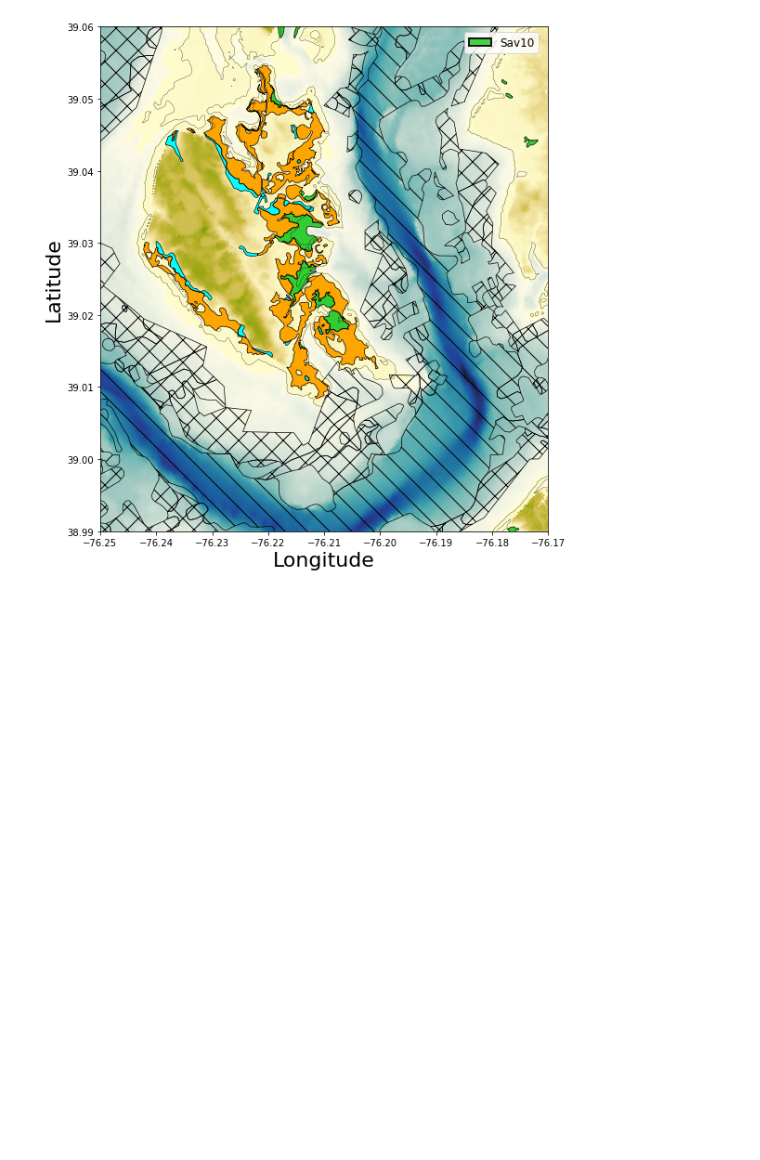
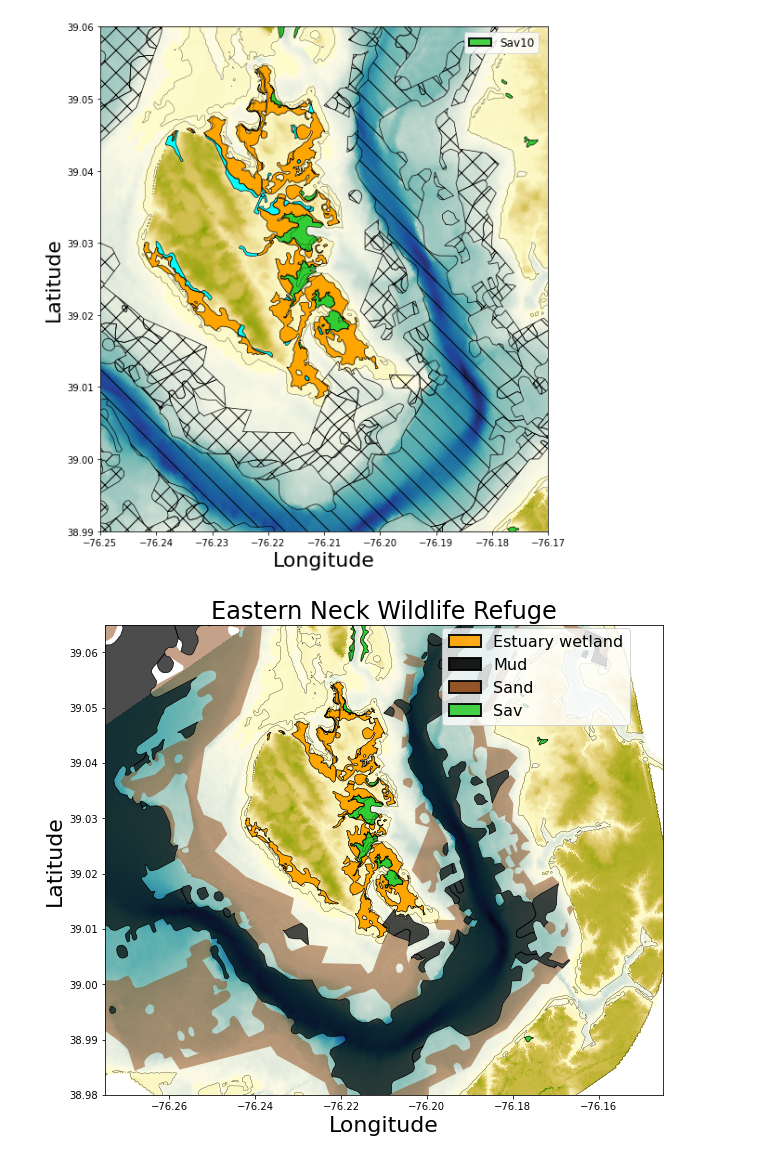
Before and after one commit to salme146/woodshole_estuaries_notebooks, a Jupyter notebook: codes/python/plot_marsh_SAV_sed.ipynb, the cells around one changed output. Cells and saved outputs as stored; diff of their text form; code cells hidden in the pictures; blank space fills up the shorter version.

Commit message:
update plotting files

```diff
--- a/codes/python/plot_marsh_SAV_sed.ipynb
+++ b/codes/python/plot_marsh_SAV_sed.ipynb
@@ -570,37 +570,46 @@ fig, ax = plt.subplots(figsize = (10,10))
 
 ## Plot Grid
 
-lightcmap = cmocean.tools.crop(cmocean.cm.delta,-20, 12, 0, N=None, dmax=None)
+lightcmap = cmocean.tools.crop(cmocean.cm.delta,-10, 5.95, 0, N=None, dmax=None)
 
 pg = plt.pcolormesh(lons,lats,-1*h*nr,cmap=lightcmap,shading='nearest')
 plt.gca().set_aspect('equal', adjustable='box')
-plt.contour(lons,lats,-1*h*nr,0,colors='black',linewidths=0.3)
+plt.contour(lons,lats,-1*h,0,colors='k',linewidths=0.3)
 
 ## Plot Marshes
 
 estuary.plot(ax=ax,color='orange',legend=True)
 estuary.boundary.plot(ax=ax, color='Black', linewidth=0.7)
 
-fresh.plot(ax=ax,color='cyan',legend=True)
-fresh.boundary.plot(ax=ax, color='Black', linewidth=0.7)
+#fresh.plot(ax=ax,color='cyan',legend=True)
+#fresh.boundary.plot(ax=ax, color='Black', linewidth=0.7)
 
 ## Plot Sediment
 
-mud.plot(ax=ax,facecolor='saddlebrown',legend=True,hatch='\\', alpha=0.7)
+#mud.plot(ax=ax,facecolor='saddlebrown',legend=True, alpha=0.7)
 #mud.boundary.plot(ax=ax, color='Black', linewidth=0.7)
 
-mud2.plot(ax=ax,facecolor='saddlebrown',legend=True,hatch='\\', alpha=0.7)
+#mud2.plot(ax=ax,facecolor='saddlebrown',legend=True, alpha=0.7)
+#mud2.boundary.plot(ax=ax, color='Black', linewidth=0.7)
 
-sand.plot(ax=ax,facecolor='goldenrod',legend=True,hatch='x', alpha=0.3)
+#sand.plot(ax=ax,facecolor='goldenrod',legend=True, alpha=0.3)
 #sand.boundary.plot(ax=ax, color='Black', linewidth=0.7)
 
-sand2.plot(ax=ax,facecolor='goldenrod',legend=True,hatch='x', alpha=0.3)
+#sand2.plot(ax=ax,facecolor='goldenrod',legend=True, alpha=0.3)
 #sand2.boundary.plot(ax=ax, color='Black', linewidth=0.7)
 
-#mud.boundary.plot(ax=ax, color='Black',hatch='\\', linewidth=0.7)
-#mud2.boundary.plot(ax=ax, color='Black',hatch='\\', linewidth=0.7)
-#sand.boundary.plot(ax=ax, color='Black',hatch='x', linewidth=0.7)
-#sand2.boundary.plot(ax=ax, color='Black',hatch='x', linewidth=0.7)
+mud.plot(ax=ax,facecolor='black',legend=True, alpha=0.7)
+mud.boundary.plot(ax=ax, color='Black', linewidth=0.7)
+
+mud2.plot(ax=ax,facecolor='black',legend=True, alpha=0.7)
+mud2.boundary.plot(ax=ax, color='Black', linewidth=0.7)
+
+sand.plot(ax=ax,facecolor='saddlebrown',legend=True, alpha=0.5)
+#sand.boundary.plot(ax=ax, color='Black', linewidth=0.7)
+
+sand2.plot(ax=ax,facecolor='saddlebrown',legend=True, alpha=0.5)
+#sand2.boundary.plot(ax=ax, color='Black', linewidth=0.7)
+
 
 ## PLOT SAV
 sav=sav10
@@ -617,39 +626,44 @@ sav100.plot(ax=ax,color='limegreen',legend=True,label='100%')
 sav100.boundary.plot(ax=ax, color='Black', linewidth=0.7)
 
 
 
 
 # Adds the legend above to the current axes in the figure
-list_of_legend = ['Estuary Wetland', 'Freshwater Wetland','mud', 'sand','sav']
+list_of_legend = ['Estuary Wetland','mud', 'sand','sav']
+#list_of_legend = ['Estuary Wetland', 'Freshwater Wetland','mud', 'sand','sav']
 
 color_dict = {'Estuary Wetland':'orange',
-            'Freshwater Wetland':'cyan',
-            'mud':'saddlebrown',
-            'sand':'goldenrod',
+#            'Freshwater Wetland':'cyan',
+            'mud':'black',
+#            'mud':'saddlebrown',
+            'sand':'saddlebrown',
+#            'sand':'goldenrod',
             'sav':'limegreen'}
 
 # Creates a rectangular patch for each contaminant, using the colors above
 patch_list1 =[]
 for ion in list_of_legend:
     label = ion.capitalize()
     color = color_dict[ion]
     patch_list1.append(patches.Patch(facecolor=color,
                                     label=label,
                                     alpha=0.9,
                                     linewidth=2,
                                     edgecolor='black'))
 
 
 # Creates a legend with the list of patches above.
-ax.legend(handles=patch_list1, fontsize=12, loc='upper left',
-        bbox_to_anchor = (.65,1), title_fontsize=10)
+ax.legend(handles=patch_list1, fontsize=16, loc='upper left',
+        bbox_to_anchor = (.59,1.01), title_fontsize=10)
 
 
 ax.set_xlabel('Longitude', size=22)
 ax.set_ylabel('Latitude', size=22)
 
-plt.xlim([-76.28, -76.15])
-plt.ylim([38.98, 39.08])
+plt.xlim([-76.275, -76.145])
+plt.ylim([38.98, 39.065])
 
 plt.title(label="Eastern Neck Wildlife Refuge",fontsize=24)
-plt.savefig('EasternNeckWildlifeRefuge_MappedParameters_wcontour.png', bbox_inches='tight')
+plt.savefig('EasternNeckWildlifeRefuge_MappedParameters_blackbrown.png', bbox_inches='tight')
+# %% [output]
+[figure, added]
```
Also changed, not shown: 1 other file.
